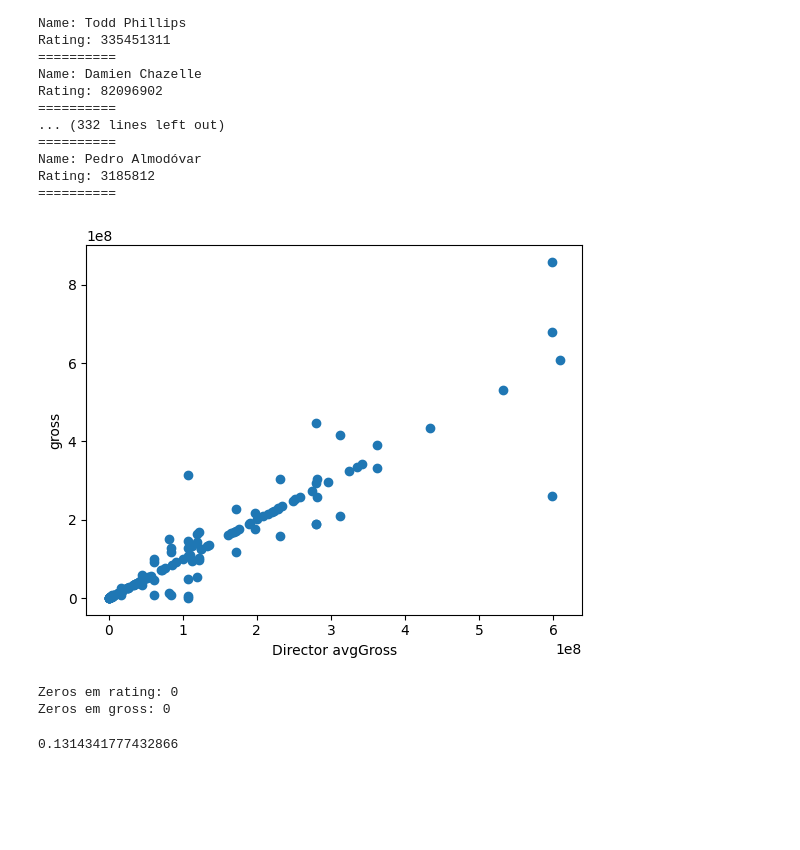
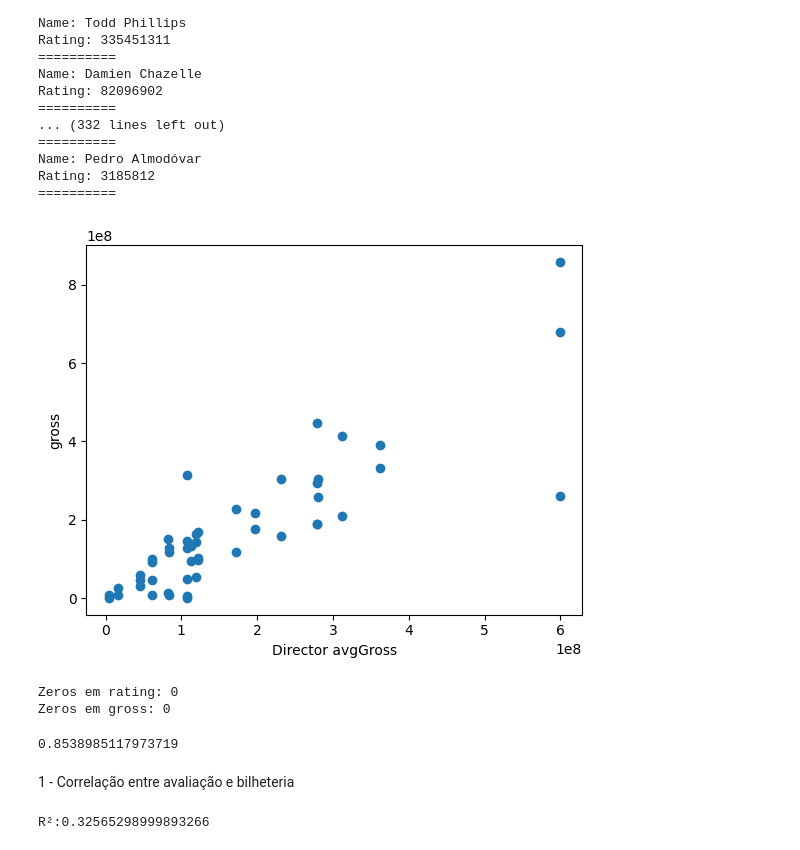
Before and after one commit to gustaleitcor/Projeto-de-Pesquisa-Aplicada, a Jupyter notebook: main.ipynb, the cells around one changed output. Cells and saved outputs as stored; diff of their text form; code cells hidden in the pictures; blank space fills up the shorter version.

Commit message:
análise de correlação n_votes x gross

```diff
--- a/main.ipynb
+++ b/main.ipynb
@@ -246,42 +248,42 @@ Rating: 3185812
 # %%
 directorRating = []
 bilheteria = []
 
 
 for index, row in movies.iterrows():
-  try:
-    bilheteria.append(float(row['Gross']))
-  except:
-    bilheteria.append(float(row['Gross'].replace(",","")))
+    for director in directors:
+      if(row['Director'] == director.name and len(director.movies)>1):
+        directorRating.append(director.avgGross)
+        try:
+          bilheteria.append(float(row['Gross']))
+        except:
+          bilheteria.append(float(row['Gross'].replace(",","")))
 
-  for director in directors:
-    if(row['Director'] == director.name):
-      directorRating.append(director.avgGross)
-      break
+        break
 
 plt.scatter(np.array(directorRating), np.array(bilheteria))
 
 plt.xlabel("Director avgGross")
 plt.ylabel("gross")
 
 plt.show()
 
 #Verificando se há valores não numéricos ou zeros
 zerosdirector = 0
 for rating in directorRating:
   if(not rating):
     zerosdirector += 1
 
 zerosBilheteria = 0
 for bilhe in bilheteria:
   if(not bilhe):
     zerosBilheteria += 1
 
 
 print(f"Zeros em rating: {zerosdirector}")
 print(f"Zeros em gross: {zerosBilheteria}")
 # %% [output]
-[figure, old version]
+[figure, new version]
 Zeros em rating: 0
 Zeros em gross: 0
 # %%
@@ -290,4 +292,29 @@ corr = corr_matrix[0,1]
 
 print(f"{corr}")
 # %% [output]
-0.1314341777432866
+0.8538985117973719
+# %% [markdown]
+1 - Correlação entre avaliação e bilheteria
+# %%
+bilheteria = list()
+
+for value in db_final["Gross"]:
+  bilheteria.append(float(value.replace(",","")))
+
+n_avaliacao = np.array(pd.to_numeric(db_final["No_of_Votes"]))
+bilheteriafinal = np.array(bilheteria)
+
+#Reformulando os dados para não ocasionar em erros
+n_avaliacao = n_avaliacao.reshape(-1, 1)
+bilheteriafinal = bilheteriafinal.reshape(-1, 1)
+
+#Inicializando um modelo de regressão simples
+model = LinearRegression()
+model.fit(n_avaliacao, bilheteriafinal)
+
+#Cálculo do r²
+r_squared = model.score(n_avaliacao, bilheteriafinal)
+
+print(f"R²:{r_squared}")
+# %% [output]
+R²:0.32565298999893266
```
Also changed, not shown: parts of 1 cell of this notebook, 1 other file.
